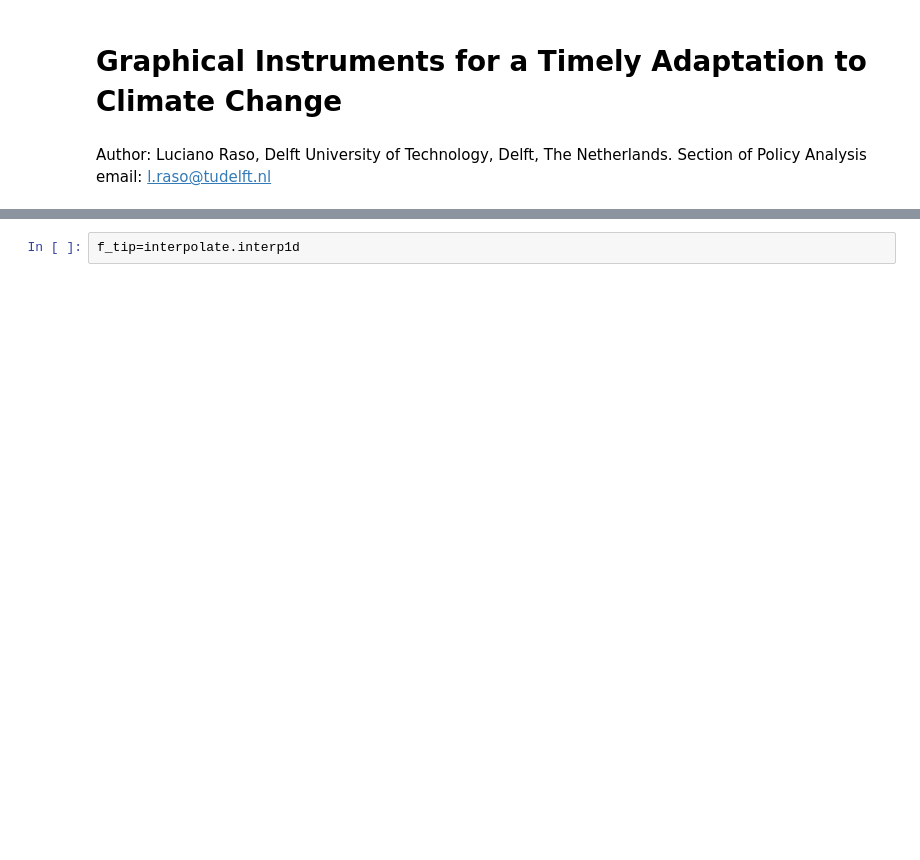
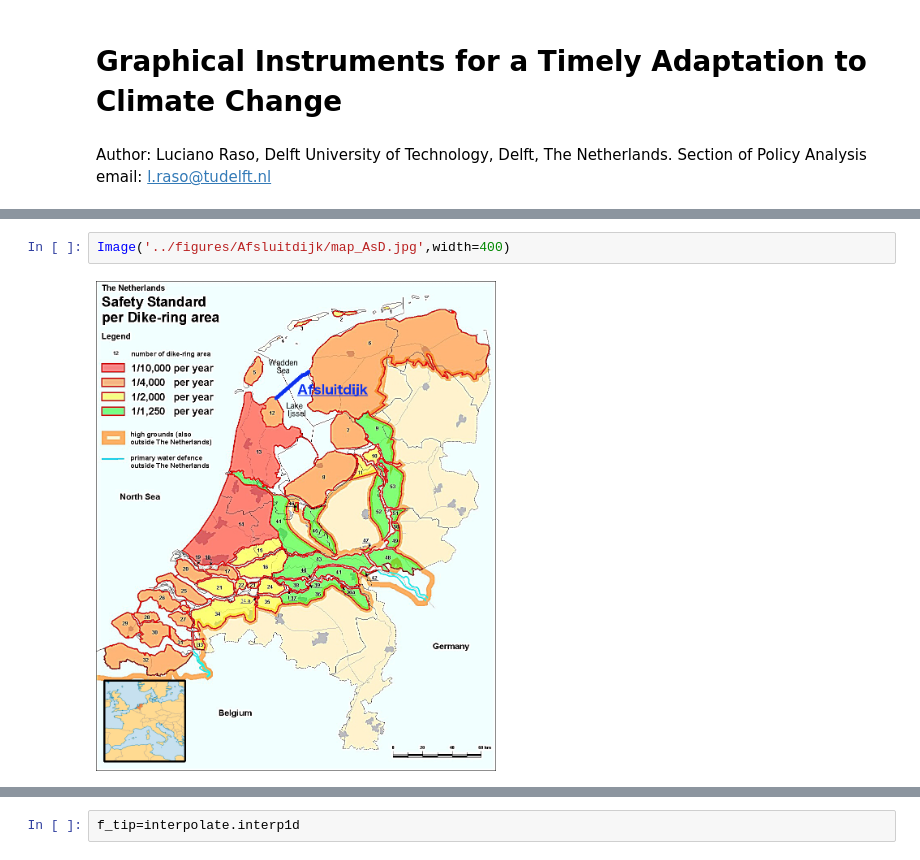
Before and after one commit to luciofaso/Monitoring_DAP, a Jupyter notebook: 2_Afsluitdijk/Adaptive_Afsluitdijk.ipynb, the cells around one changed output, grey strips where cells are left out. Cells and saved outputs as stored; diff of their text form; blank space fills up the shorter version.

```diff
--- a/2_Afsluitdijk/Adaptive_Afsluitdijk.ipynb
+++ b/2_Afsluitdijk/Adaptive_Afsluitdijk.ipynb
@@ -99,0 +23,4 @@ urb_symbol.png
+# %%
+Image('../figures/Afsluitdijk/map_AsD.jpg',width=400)
+# %% [output]
+[figure, added]
```
Also changed, not shown: parts of 99 cells of this notebook, 2 other files.
